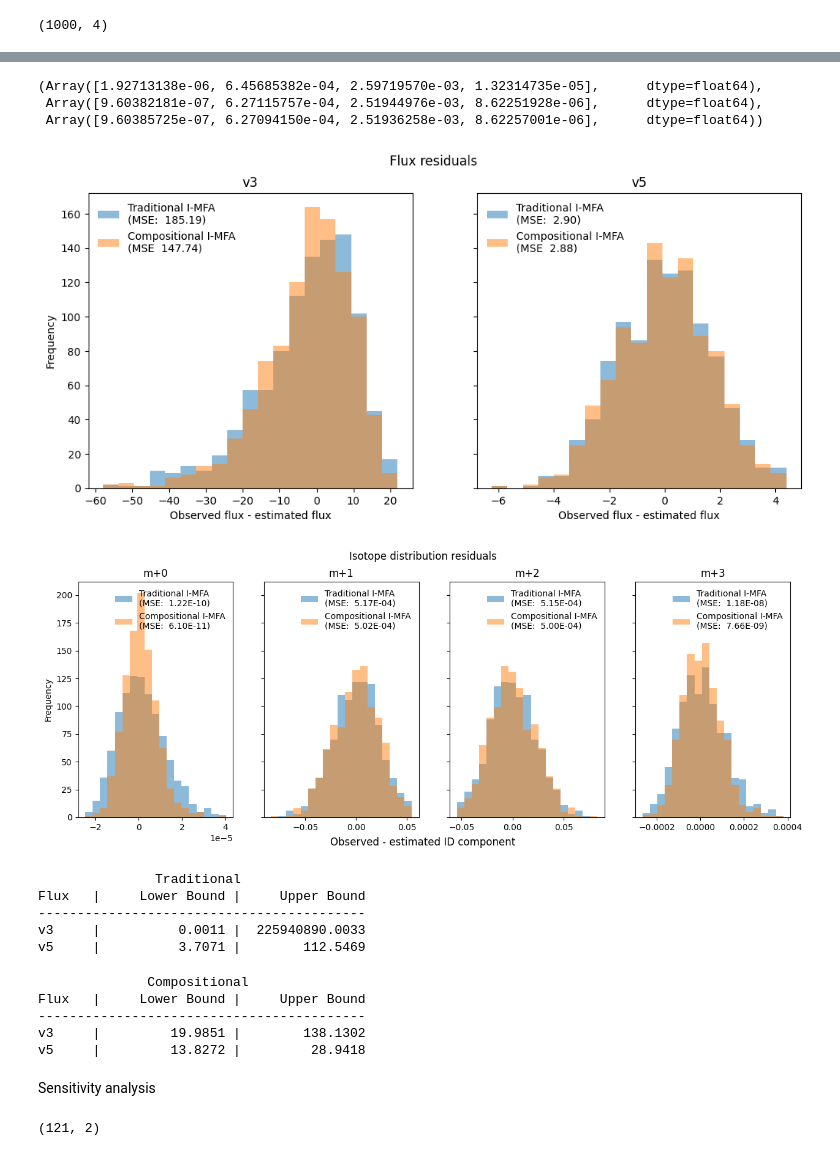
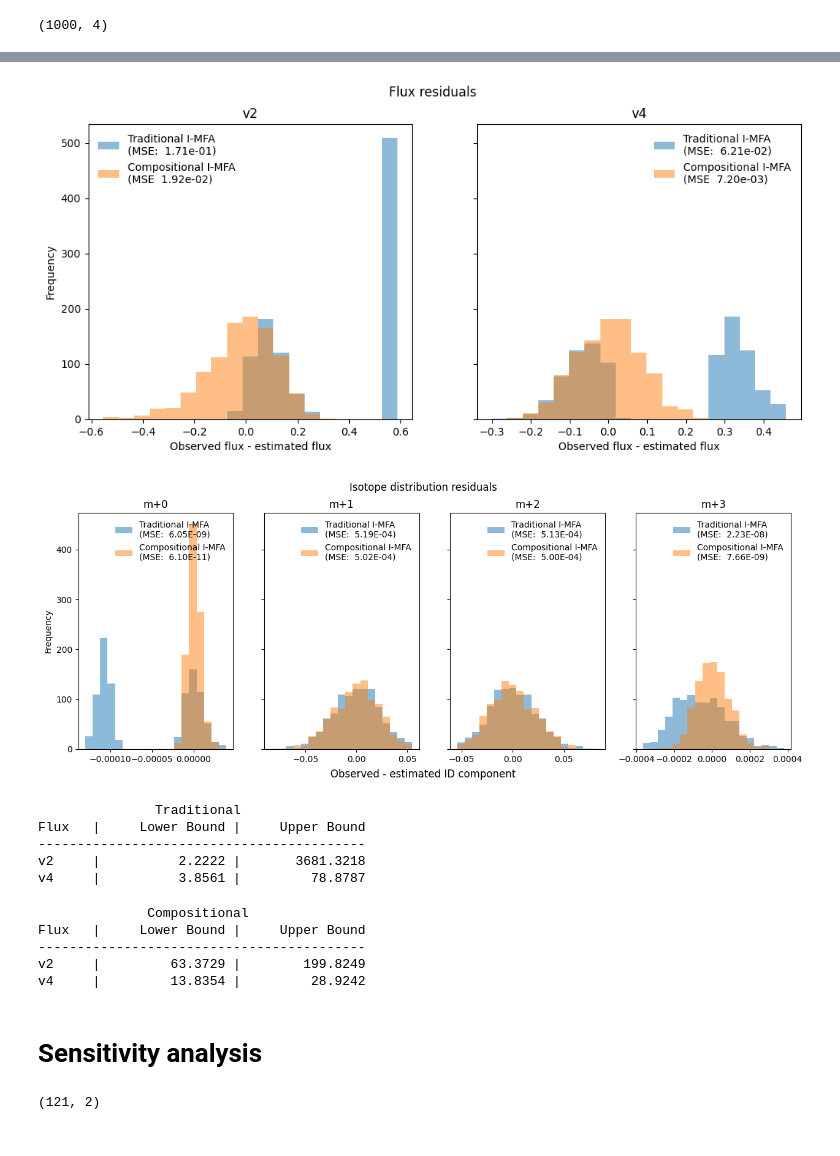
Before and after one commit to dtu-qmcm/cmfa, a Jupyter notebook: notebooks/toy_network.ipynb, the cells around one changed output, grey strips where cells are left out. Saved outputs shown, nothing was run; the diff lists cells and outputs as text; code cells hidden in the pictures.

```diff
--- a/notebooks/toy_network.ipynb
+++ b/notebooks/toy_network.ipynb
@@ -156,7 +164,7 @@ estimated_ids_ref["trad"].shape
 # %%
-resid_trad = true_flux[None, [2, 4]] - estimated_fluxes_ref["trad"][:, [2, 4]]
-resid_clr = true_flux[None, [2, 4]] - estimated_fluxes_ref["clr"][:, [2, 4]]
-resid_ilr = true_flux[None, [2, 4]] - estimated_fluxes_ref["ilr"][:, [2, 4]]
+resid_trad = (true_flux[None, [1, 3]] - estimated_fluxes_ref["trad"][:, [1, 3]])/true_flux[None, [1, 3]]
+resid_clr = (true_flux[None, [1, 3]] - estimated_fluxes_ref["clr"][:, [1, 3]])/true_flux[None, [1, 3]]
+resid_ilr = (true_flux[None, [1, 3]] - estimated_fluxes_ref["ilr"][:, [1, 3]])/true_flux[None, [1, 3]]
 
 mse_trad = (resid_trad ** 2).mean(axis=(0))
 mse_clr = (resid_clr ** 2).mean(axis=(0))
@@ -193,43 +197,39 @@ id_mse_trad, id_mse_clr, id_mse_ilr
 # %%
-id_nmse_trad = id_mse_trad/true_id
-id_nmse_clr = id_mse_clr/true_id
-id_nmse_ilr = id_mse_ilr/true_id
+# id_nmse_trad = id_mse_trad/true_id
+# id_nmse_clr = id_mse_clr/true_id
+# id_nmse_ilr = id_mse_ilr/true_id
 
-id_nmse_trad, id_nmse_clr, id_nmse_ilr
+# id_nmse_trad, id_nmse_clr, id_nmse_ilr
-# %% [output]
-(Array([1.92713138e-06, 6.45685382e-04, 2.59719570e-03, 1.32314735e-05],      dtype=float64),
- Array([9.60382181e-07, 6.27115757e-04, 2.51944976e-03, 8.62251928e-06],      dtype=float64),
- Array([9.60385725e-07, 6.27094150e-04, 2.51936258e-03, 8.62257001e-06],      dtype=float64))
 # %%
 f, axes = plt.subplots(1, 2, figsize=[12, 5], sharey=True)
 
 for (i, ax) in enumerate(axes):
     resid_trad_i = resid_trad[:, i].flatten()
     resid_comp_i = resid_ilr[:, i].flatten()
     xmin = np.quantile(np.concat([resid_trad_i, resid_comp_i]), 0.001)
     xmax = np.quantile(np.concat([resid_trad_i, resid_comp_i]), 0.999)
     bins = np.linspace(xmin, xmax, 20)
     h_trad = ax.hist(
         resid_trad_i,
         bins=bins,
         alpha=0.5,
-        label=f"Traditional I-MFA\n(MSE: {mse_trad[i]: .2f})"
+        label=f"Traditional I-MFA\n(MSE: {mse_trad[i]: .2e})"
     )
     h_ilr = ax.hist(
         resid_comp_i,
         bins=bins,
         alpha=0.5,
-        label=f"Compositional I-MFA\n(MSE {mse_ilr[i]: .2f})"
+        label=f"Compositional I-MFA\n(MSE {mse_ilr[i]: .2e})"
     )
     # ax.axvline(true_flux[flux_ix], color="red", label=f"True flux ({true_flux[flux_ix]})")
-    ax.set(title=f"v{3+2*i}", xlabel="Observed flux - estimated flux")
+    ax.set(title=f"v{2+2*i}", xlabel="Observed flux - estimated flux")
     ax.legend(frameon=False)
 axes[0].set_ylabel("Frequency");
 
 f.suptitle("Flux residuals");
 f.savefig(PLOT_DIR / "flux_residuals_toy_true.png", bbox_inches="tight", dpi=200)
 # %% [output]
-[figure, old version]
+[figure, new version]
 # %%
 f, axes = plt.subplots(1, 4, figsize=[15, 5], sharey=True)
 
@@ -259,7 +259,7 @@ f.supxlabel("Observed - estimated ID component")
 f.suptitle("Isotope distribution residuals");
 f.savefig(PLOT_DIR / "id_residuals_toy_true.png", bbox_inches="tight", dpi=200)
 # %% [output]
-[figure, old version]
+[figure, new version]
 # %%
 with open(RESULTS_DIR / "estimated_fluxes_ci_reference.pkl", "rb") as f:
     estimated_fluxes_ci_reference = pickle.load(f)
@@ -267,7 +267,7 @@ estimated_fluxes_ci_reference["trad"].shape
 flux_ci_trad = estimated_fluxes_ci_reference["trad"][:,:,:].mean(axis=0)
 flux_ci_ilr = estimated_fluxes_ci_reference["ilr"][:,:,:].mean(axis=0)
 # %%
-flux = ["v3", "v5"]
+flux = ["v2", "v4"]
 print(f"{'Traditional':^42}")
 print(f"{'Flux':<6} | {'Lower Bound':>15} | {'Upper Bound':>15}")
 print("-" * 42)
@@ -279,10 +279,10 @@ for fl, (low, high) in zip(flux, flux_ci_trad):
                Traditional
 Flux   |     Lower Bound |     Upper Bound
 ------------------------------------------
-v3     |          0.0011 |  225940890.0033
-v5     |          3.7071 |        112.5469
+v2     |          2.2222 |       3681.3218
+v4     |          3.8561 |         78.8787
 # %%
-flux = ["v3", "v5"]
+flux = ["v2", "v4"]
 print(f"{'Compositional':^42}")
 print(f"{'Flux':<6} | {'Lower Bound':>15} | {'Upper Bound':>15}")
 print("-" * 42)
@@ -294,10 +294,10 @@ for fl, (low, high) in zip(flux, flux_ci_ilr):
               Compositional
 Flux   |     Lower Bound |     Upper Bound
 ------------------------------------------
-v3     |         19.9851 |        138.1302
-v5     |         13.8272 |         28.9418
+v2     |         63.3729 |        199.8249
+v4     |         13.8354 |         28.9242
 # %% [markdown]
-Sensitivity analysis
+# Sensitivity analysis
 # %%
 free_fluxes = jnp.load(RESULTS_DIR / "free_fluxes.npy")
 free_fluxes.shape
```
Also changed, not shown: parts of 7 cells of this notebook, 13 other files.
